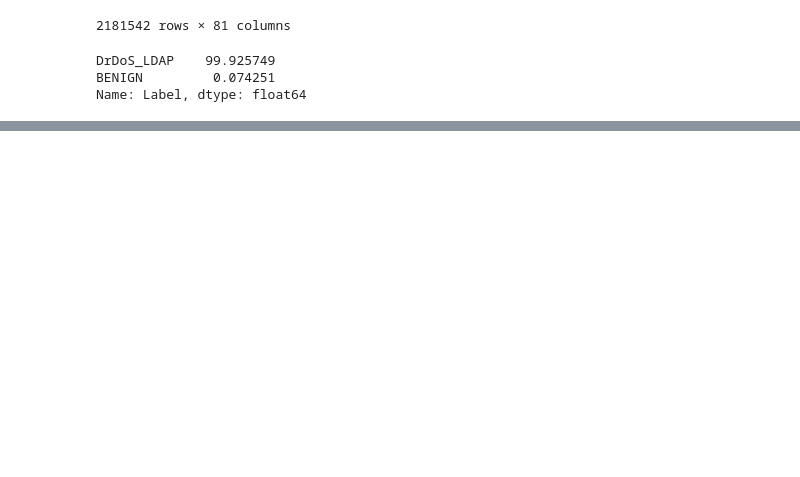
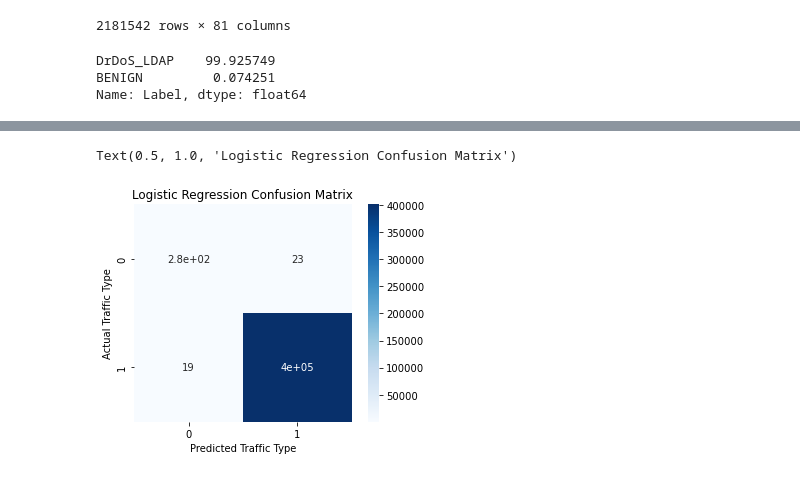
Before and after one commit to VinceDiR/DDoS_traffic_classification, a Jupyter notebook: dask_script.ipynb, the cells around one changed output, grey strips where cells are left out. Drawn from its saved outputs; the diff is of its cells as text; code cells hidden in the pictures; blank space fills up the shorter version.

```diff
--- a/dask_script.ipynb
+++ b/dask_script.ipynb
@@ -81,5 +81,5 @@ X_train_val, X_test, y_train_val, y_test = train_test_split(X, y, stratify=y)
 # %%
-X_train, X_val, y_train, y_val = train_test_split(X_train_val, y_train_val, stratify=y_train_val)
+X_train, X_val, y_train, y_val = train_test_split(X_train_val, y_train_val, test_size=.25 stratify=y_train_val)
 # %%
 (y_train.value_counts()) / len(y_train) * 100
 # %% [output]
@@ -88,10 +88,3 @@ BENIGN         0.074251
 Name: Label, dtype: float64
 # %%
 X_train_scaled = std.fit_transform(X_train)
-# %%
-from joblib import parallel_backend
-from ray.util.joblib import register_ray
-register_ray()
-with parallel_backend("ray"):
-
-    lr.fit(X_train_scaled, y_train)
@@ -98,3 +96,6 @@ with parallel_backend("ray"):
+# %%
+with joblib.parallel_backend("dask"):
+    lr.fit(X_train_scaled, y_train)
 # %%
 from sklearn.metrics import precision_score, recall_score, precision_recall_curve, fbeta_score, confusion_matrix
 # %%
@@ -107,13 +110,11 @@ print("Precision: {}, Recall: {}".format(precision_score(y_val, y_val_preds, pos
-# %%
-y_val_preds = lr.predict_proba(X_val_scaled)
-y_val_preds
-print("With default decision threshold:")
-print("Precision: {}, Recall: {}".format(precision_score(y_val, y_val_preds, pos_label='BENIGN'), recall_score(y_val, y_val_preds, pos_label='BENIGN')))
 # %%
 import seaborn as sns
 # %%
-lr_confusion = confusion_matrix(y_val, lr.predict(X_val_scaled))
+lr_confusion = confusion_matrix(y_val, y_val_preds)
 sns.heatmap(lr_confusion, cmap=plt.cm.Blues, annot=True, square=True)
 plt.xlabel('Predicted Traffic Type')
 plt.ylabel('Actual Traffic Type')
 plt.title('Logistic Regression Confusion Matrix')
+# %% [output]
+Text(0.5, 1.0, 'Logistic Regression Confusion Matrix')
+[figure, added]
```
Also changed, not shown: parts of 4 cells of this notebook, 3 other files.
